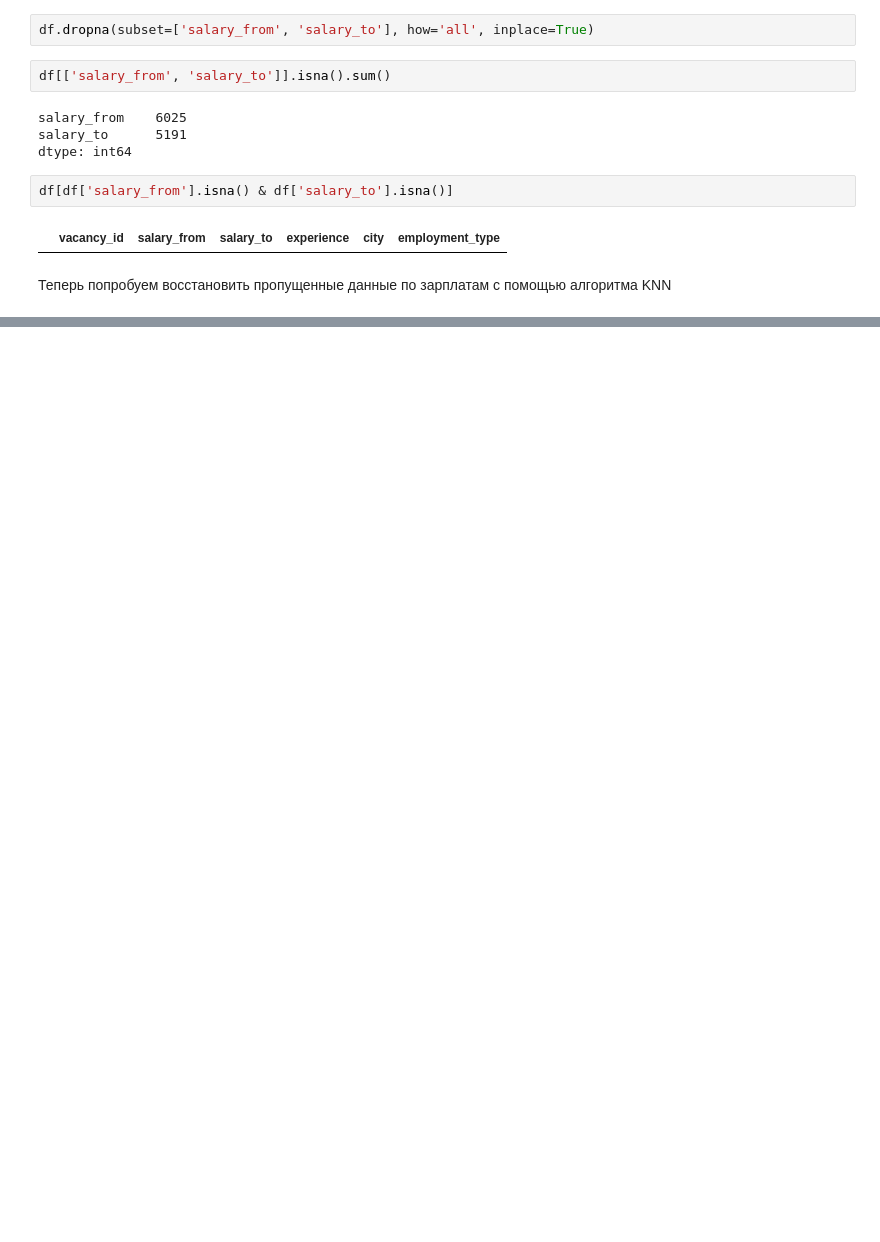
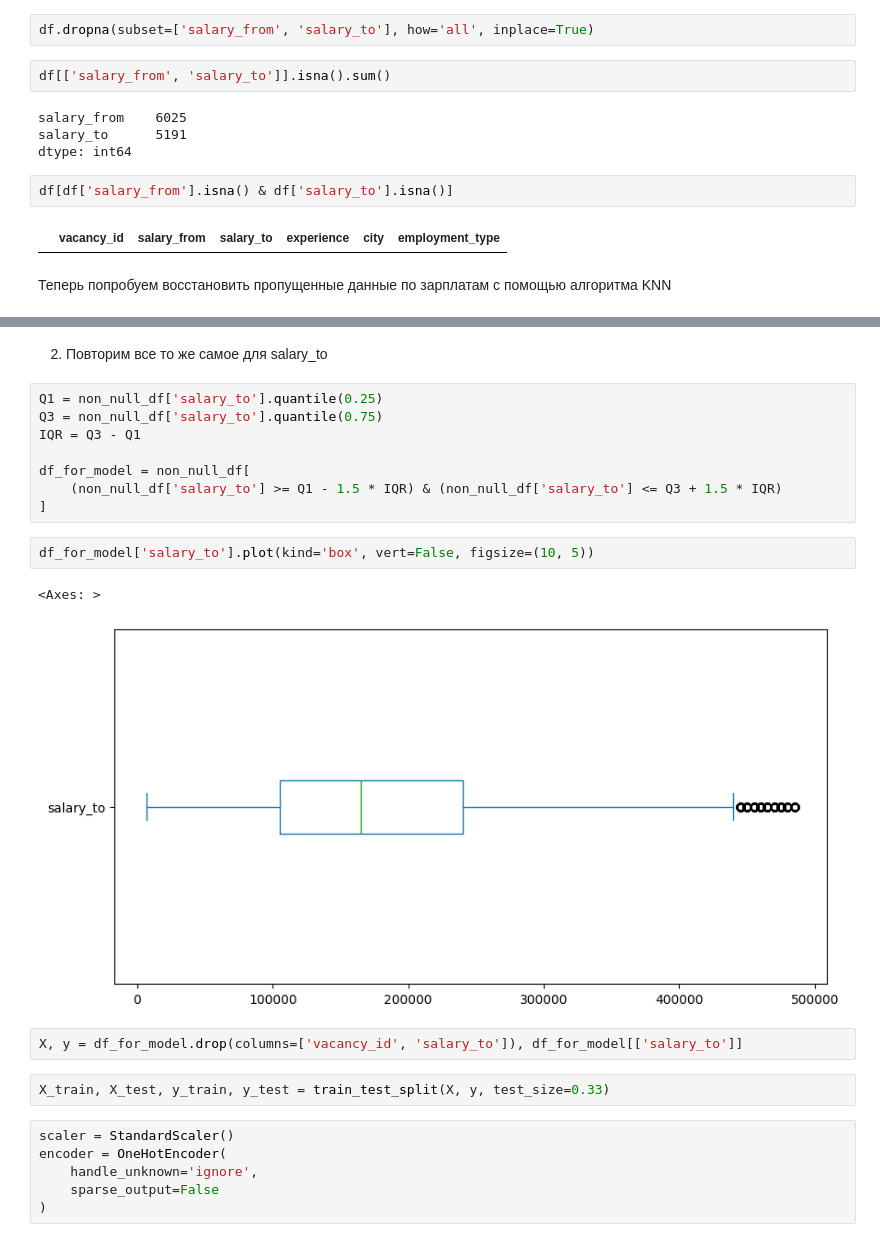
Before and after one commit to egor19lavysh/test-project-hh, a Jupyter notebook: main.ipynb, the cells around one changed output, grey strips where cells are left out. Cells and saved outputs as stored; diff of their text form; blank space fills up the shorter version.

```diff
--- a/main.ipynb
+++ b/main.ipynb
@@ -129,0 +262,25 @@ scaler = StandardScaler()
+# %% [markdown]
+2. Повторим все то же самое для salary_to
+# %%
+Q1 = non_null_df['salary_to'].quantile(0.25)
+Q3 = non_null_df['salary_to'].quantile(0.75)
+IQR = Q3 - Q1
+
+df_for_model = non_null_df[
+    (non_null_df['salary_to'] >= Q1 - 1.5 * IQR) & (non_null_df['salary_to'] <= Q3 + 1.5 * IQR)
+]
+# %%
+df_for_model['salary_to'].plot(kind='box', vert=False, figsize=(10, 5))
+# %% [output]
+<Axes: >
+[figure, added]
+# %%
+X, y = df_for_model.drop(columns=['vacancy_id', 'salary_to']), df_for_model[['salary_to']]
+# %%
+X_train, X_test, y_train, y_test = train_test_split(X, y, test_size=0.33)
+# %%
+scaler = StandardScaler()
+encoder = OneHotEncoder(
+    handle_unknown='ignore',
+    sparse_output=False
+)
```
Also changed, not shown: parts of 29 cells of this notebook, 2 other files.
